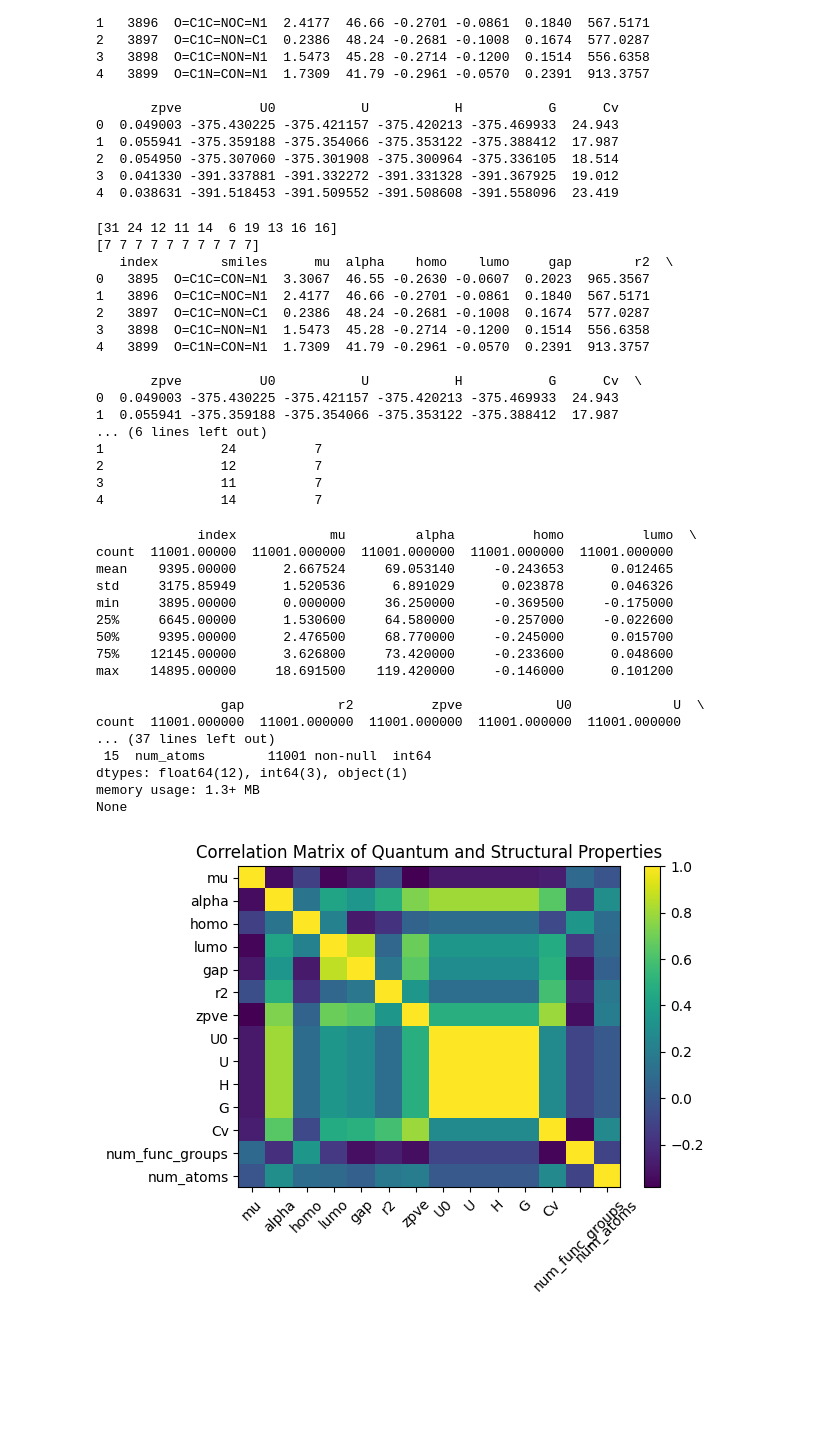
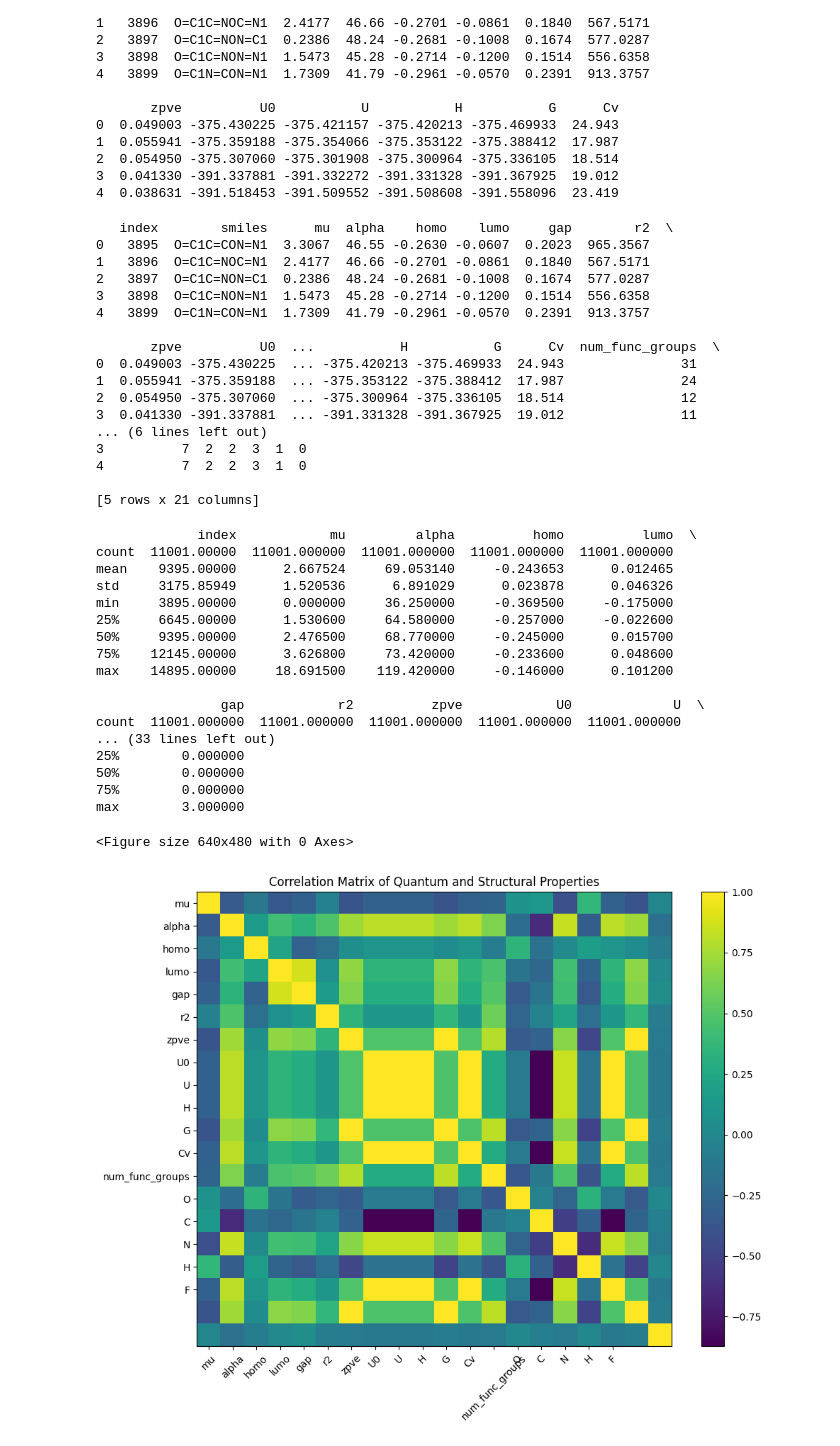
Before and after one commit to SinaGhanbarii/Prediction-of-thermodynamic-properties-based-on-functional-groups, a Jupyter notebook: notebooks/Preprocessing.ipynb, the cells around one changed output. Drawn from its saved outputs; the diff is of its cells as text; code cells hidden in the pictures; blank space fills up the shorter version.

Commit message:
New version, including the number of each atom

```diff
--- a/notebooks/Preprocessing.ipynb
+++ b/notebooks/Preprocessing.ipynb
@@ -185,13 +187,22 @@ for i, smiles in enumerate(smiles_column):
 # Add num_func_groups and num_atoms as new columns to the DataFrame
 df['num_func_groups'] = num_func_groups
 df['num_atoms'] = num_atoms
+# %%
+from collections import Counter
+
+def count_atom_types(smiles: str) -> dict:
+    mol = Chem.MolFromSmiles(smiles)
+    mol = Chem.AddHs(mol)               # turn on explicit H atoms
+    symbols = [atom.GetSymbol() for atom in mol.GetAtoms()]
+    return dict(Counter(symbols))
+
+
+
+atom_counts = df['smiles'].apply(count_atom_types).apply(pd.Series).fillna(0).astype(int)
+df = pd.concat([df, atom_counts], axis=1)
 # %%
-print(num_func_groups[:10])  # Print the first 10 functional groups counts
-print(num_atoms[:10])  # Print the first 10 atom counts
 print(df.head())  # Display the first 5 rows with the new columns
 # %% [output]
-[31 24 12 11 14  6 19 13 16 16]
-[7 7 7 7 7 7 7 7 7 7]
    index        smiles      mu  alpha    homo    lumo     gap        r2  \
 0   3895  O=C1C=CON=N1  3.3067  46.55 -0.2630 -0.0607  0.2023  965.3567
 1   3896  O=C1C=NOC=N1  2.4177  46.66 -0.2701 -0.0861  0.1840  567.5171
@@ -199,14 +210,16 @@ print(df.head())  # Display the first 5 rows with the new columns
 3   3898  O=C1C=NON=N1  1.5473  45.28 -0.2714 -0.1200  0.1514  556.6358
 4   3899  O=C1N=CON=N1  1.7309  41.79 -0.2961 -0.0570  0.2391  913.3757
 
-       zpve          U0           U           H           G      Cv  \
-0  0.049003 -375.430225 -375.421157 -375.420213 -375.469933  24.943
-1  0.055941 -375.359188 -375.354066 -375.353122 -375.388412  17.987
+       zpve          U0  ...           H           G      Cv  num_func_groups  \
+0  0.049003 -375.430225  ... -375.420213 -375.469933  24.943               31
+1  0.055941 -375.359188  ... -375.353122 -375.388412  17.987               24
+2  0.054950 -375.307060  ... -375.300964 -375.336105  18.514               12
+3  0.041330 -391.337881  ... -391.331328 -391.367925  19.012               11
 ... (6 lines left out)
-1               24          7
-2               12          7
-3               11          7
-4               14          7
+3          7  2  2  3  1  0
+4          7  2  2  3  1  0
+
+[5 rows x 21 columns]
 # %%
 print(df.describe())  # Summary statistics for numerical columns
 # %% [output]
@@ -222,10 +235,10 @@ max    14895.00000     18.691500    119.420000     -0.146000      0.101200
 
                 gap            r2          zpve            U0             U  \
 count  11001.000000  11001.000000  11001.000000  11001.000000  11001.000000
-... (37 lines left out)
- 15  num_atoms        11001 non-null  int64
-dtypes: float64(12), int64(3), object(1)
-memory usage: 1.3+ MB
-None
+... (33 lines left out)
+25%        0.000000
+50%        0.000000
+75%        0.000000
+max        3.000000
 # %%
 df.to_csv("dataset_isomer_atom.csv", index=False)
@@ -232,20 +247,23 @@ df.to_csv("dataset_isomer_atom.csv", index=False)
 # %%
 import matplotlib.pyplot as plt
 # Extract column labels
 properties = df.columns.tolist()
 # Exclude 'index' and 'smiles' from the list of properties
 properties.remove('index')
 properties.remove('smiles')
+properties.remove('num_atoms')
 
 corr = df[properties].corr()
 
 plt.figure()
+plt.figure(figsize=(10, 8))
 plt.imshow(corr, aspect='auto')
 plt.colorbar()
 plt.xticks(range(len(properties)), properties, rotation=45)
 plt.yticks(range(len(properties)), properties)
 plt.title('Correlation Matrix of Quantum and Structural Properties')
 plt.tight_layout()
 plt.show()
 # %% [output]
+<Figure size 640x480 with 0 Axes>
-[figure, old version]
+[figure, new version]
```
Also changed, not shown: parts of 2 cells of this notebook.
